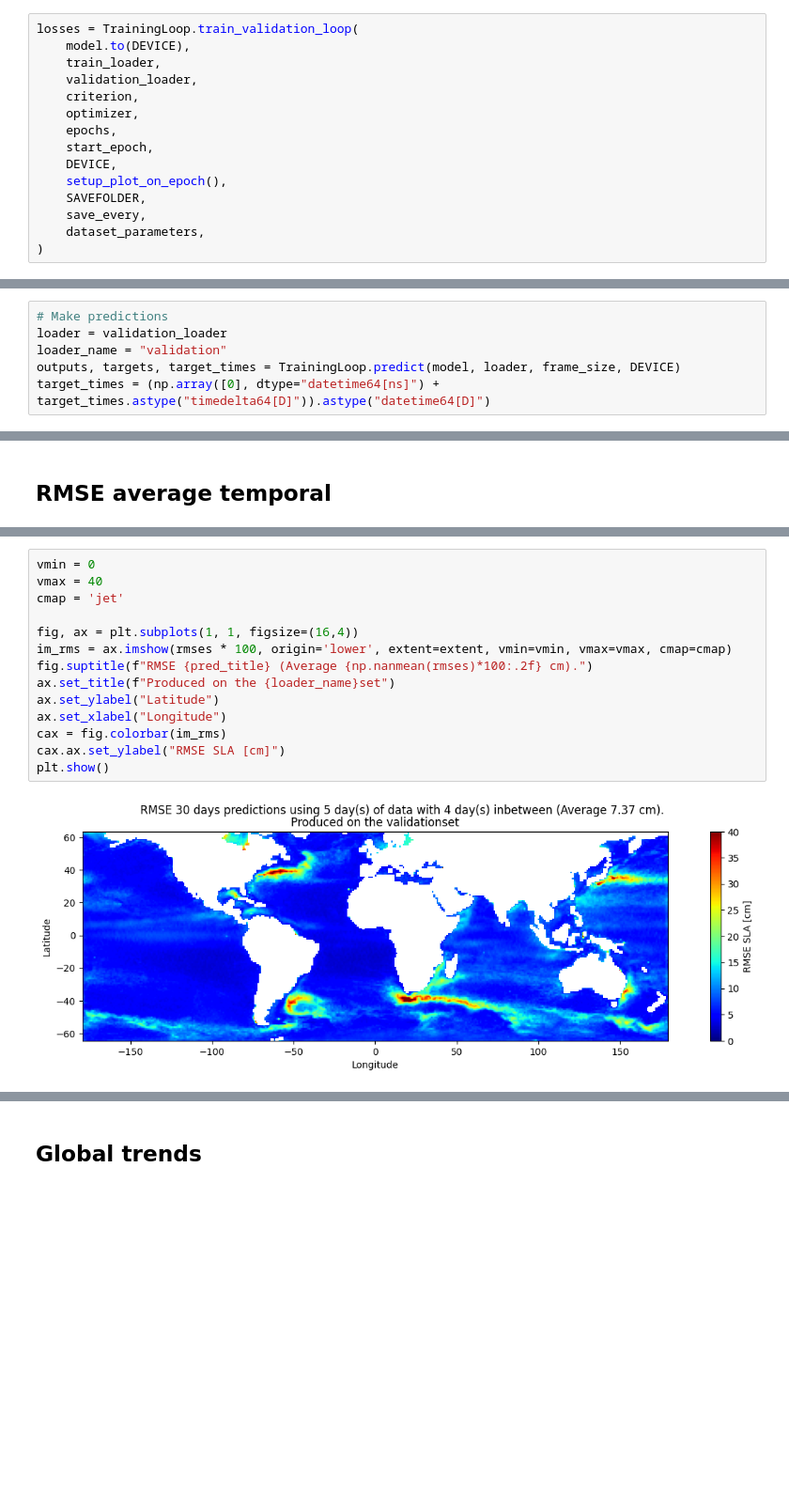
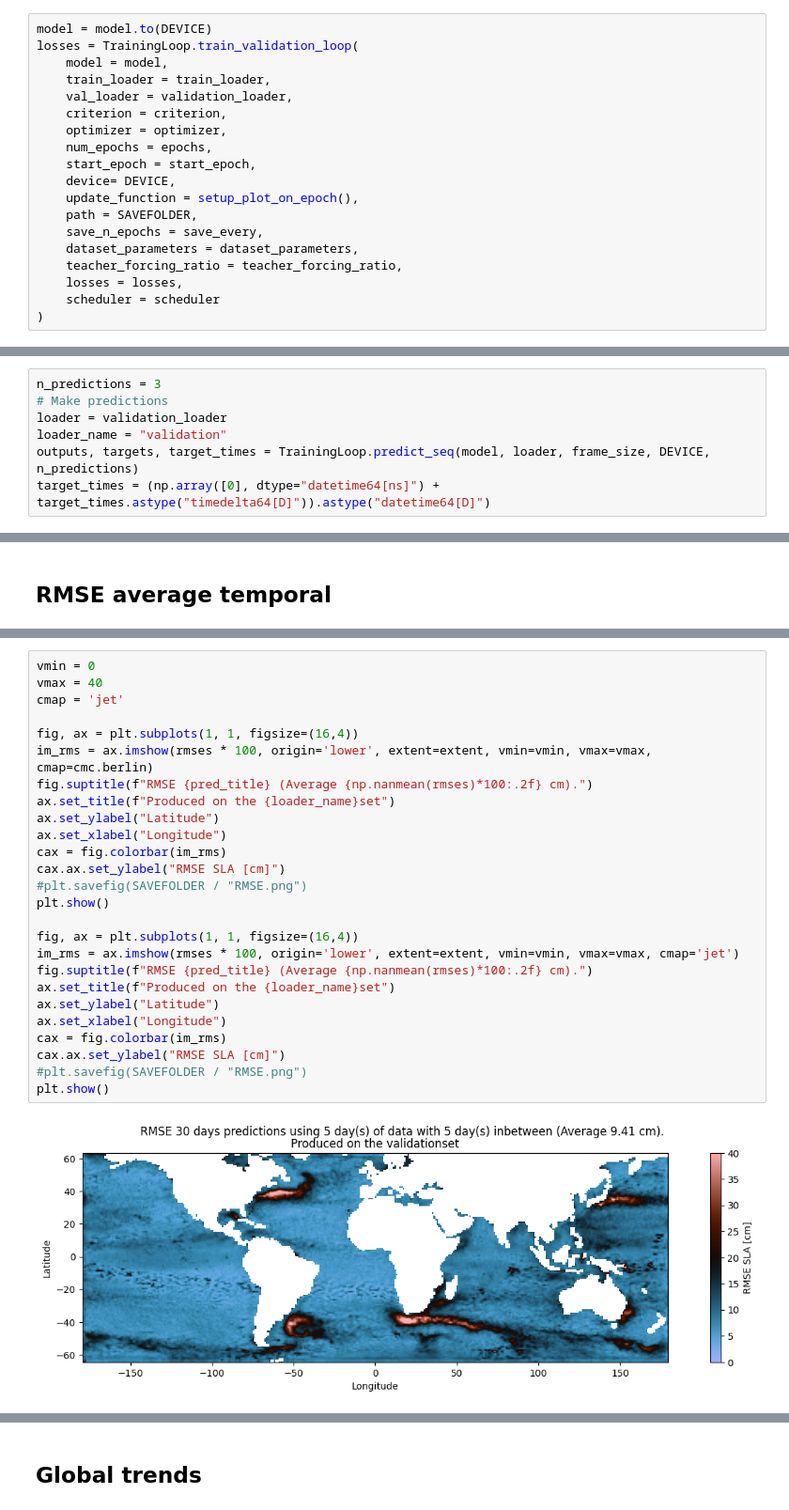
Before and after one commit to CasperTBangHansen/AltimetryForecasting, a Jupyter notebook: Experiments/GlobalNNConvLSTM.ipynb, the cells around one changed output, grey strips where cells are left out. Shown at 94% size. Cells and saved outputs as stored; diff of their text form; blank space fills up the shorter version.

```diff
--- a/Experiments/GlobalNNConvLSTM.ipynb
+++ b/Experiments/GlobalNNConvLSTM.ipynb
@@ -262,16 +333,20 @@ Seq2Seq(
 # %%
+model = model.to(DEVICE)
 losses = TrainingLoop.train_validation_loop(
-    model.to(DEVICE),
-    train_loader,
-    validation_loader,
-    criterion,
-    optimizer,
-    epochs,
-    start_epoch,
-    DEVICE,
-    setup_plot_on_epoch(),
-    SAVEFOLDER,
-    save_every,
-    dataset_parameters,
+    model = model,
+    train_loader = train_loader,
+    val_loader = validation_loader,
+    criterion = criterion,
+    optimizer = optimizer,
+    num_epochs = epochs,
+    start_epoch = start_epoch,
+    device= DEVICE,
+    update_function = setup_plot_on_epoch(),
+    path = SAVEFOLDER,
+    save_n_epochs = save_every,
+    dataset_parameters = dataset_parameters,
+    teacher_forcing_ratio = teacher_forcing_ratio,
+    losses = losses,
+    scheduler = scheduler
 )
 # %% [output]
@@ -280,9 +354,10 @@ KeyboardInterrupt:
 # %% [markdown]
 # Inference
 # %%
+n_predictions = 3
 # Make predictions
 loader = validation_loader
 loader_name = "validation"
-outputs, targets, target_times = TrainingLoop.predict(model, loader, frame_size, DEVICE)
+outputs, targets, target_times = TrainingLoop.predict_seq(model, loader, frame_size, DEVICE, n_predictions)
 target_times = (np.array([0], dtype="datetime64[ns]") + target_times.astype("timedelta64[D]")).astype("datetime64[D]")
 # %%
@@ -453,16 +529,28 @@ for i_fig in range(n_figures):
 # %%
 vmin = 0
 vmax = 40
 cmap = 'jet'
 
 fig, ax = plt.subplots(1, 1, figsize=(16,4))
-im_rms = ax.imshow(rmses * 100, origin='lower', extent=extent, vmin=vmin, vmax=vmax, cmap=cmap)
+im_rms = ax.imshow(rmses * 100, origin='lower', extent=extent, vmin=vmin, vmax=vmax, cmap=cmc.berlin)
 fig.suptitle(f"RMSE {pred_title} (Average {np.nanmean(rmses)*100:.2f} cm).")
 ax.set_title(f"Produced on the {loader_name}set")
 ax.set_ylabel("Latitude")
 ax.set_xlabel("Longitude")
 cax = fig.colorbar(im_rms)
 cax.ax.set_ylabel("RMSE SLA [cm]")
+#plt.savefig(SAVEFOLDER / "RMSE.png")
 plt.show()
+
+fig, ax = plt.subplots(1, 1, figsize=(16,4))
+im_rms = ax.imshow(rmses * 100, origin='lower', extent=extent, vmin=vmin, vmax=vmax, cmap='jet')
+fig.suptitle(f"RMSE {pred_title} (Average {np.nanmean(rmses)*100:.2f} cm).")
+ax.set_title(f"Produced on the {loader_name}set")
+ax.set_ylabel("Latitude")
+ax.set_xlabel("Longitude")
+cax = fig.colorbar(im_rms)
+cax.ax.set_ylabel("RMSE SLA [cm]")
+#plt.savefig(SAVEFOLDER / "RMSE.png")
+plt.show()
 # %% [output]
-[figure, old version]
+[figure, new version]
```
Also changed, not shown: parts of 26 cells of this notebook, 4 other files.
